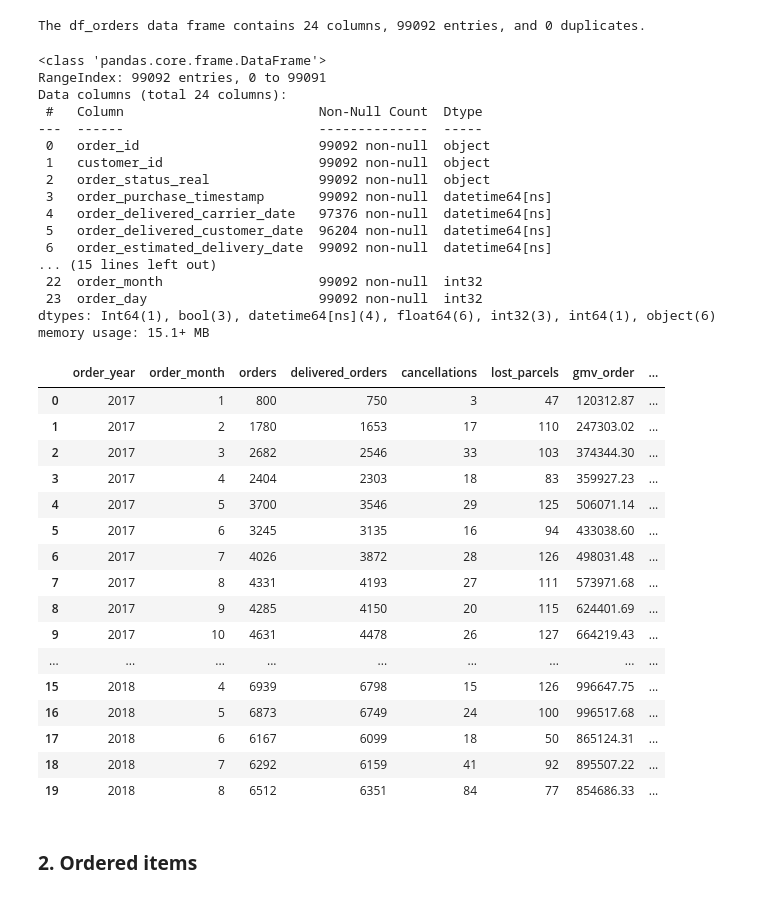
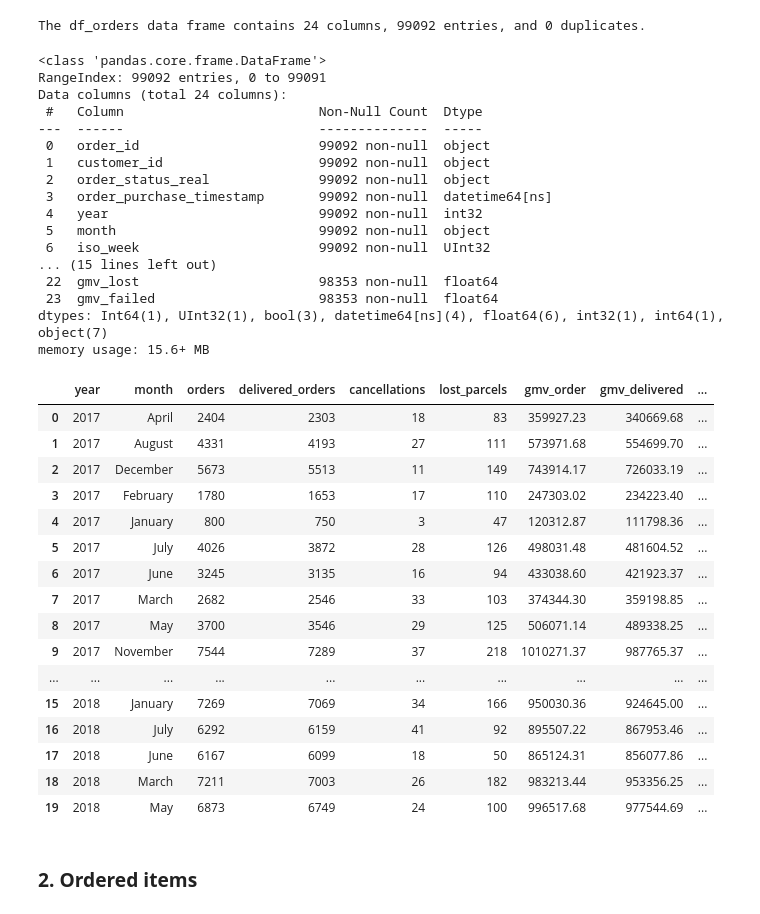
Before and after one commit to alfalfal/business_performance_analysis, a Jupyter notebook: EDA-and-modeling.ipynb, the cells around one changed output. Drawn from its saved outputs; the diff is of its cells as text; code cells hidden in the pictures.

```diff
--- a/EDA-and-modeling.ipynb
+++ b/EDA-and-modeling.ipynb
@@ -261,8 +261,9 @@ dtype: object
 # %% [markdown]
 Data collection issues were identified in 2017, along with a reporting lag starting in September 2018. To maintain the integrity of the study and prevent these inconsistencies from distorting the results, these periods have been excluded from the analysis.
 # %%
-# ADD A YEAR AND MONTH COLUMN FOR EACH ORDER
+# ADD A YEAR, MONTH, AND ISOWEEK COLUMN FOR EACH ORDER
 
 orders['year'] = orders['order_purchase_timestamp'].dt.year
 orders['month'] = orders['order_purchase_timestamp'].dt.month_name()
+orders['iso_week'] = orders['order_purchase_timestamp'].dt.isocalendar()['week']
 # %%
@@ -299,19 +301,3 @@ plt.tight_layout()
 plt.show()
 # %% [output]
 [figure]
-# %%
-# Convertir a datetime si no lo has hecho
-orders['order_purchase_timestamp'] = pd.to_datetime(orders['order_purchase_timestamp'])
-
-# Crear una columna de Año-Mes para el eje X
-orders['month_year'] = orders['order_purchase_timestamp'].dt.to_period('M').astype(str)
-
-plt.figure(figsize=(15,6))
-# Agrupar y contar
-sns.lineplot(data=orders.groupby('month_year').size().reset_index(name='counts'),
-             x='month_year', y='counts', marker='o')
-
-plt.xticks(rotation=45)
-plt.title('Evolución Mensual de Pedidos (Visualización de la caída en 2018)')
-plt.grid(True, alpha=0.3)
-plt.show()
@@ -607,7 +620,7 @@ First, the most relevant KPIs will be defined to allow them to be merged and to
 
 customers_final = customers.copy()
 
-orders_final = orders[['order_id', 'customer_id', 'order_status_real', 'order_purchase_timestamp', 'order_delivered_carrier_date', 'order_delivered_customer_date', 'order_estimated_delivery_date']].copy()
+orders_final = orders[['order_id', 'customer_id', 'order_status_real', 'order_purchase_timestamp', 'year', 'month', 'iso_week', 'order_delivered_carrier_date', 'order_delivered_customer_date', 'order_estimated_delivery_date']].copy()
 
 order_items_final = order_items[['order_id', 'product_id', 'seller_id', 'order_item_id', 'price', 'freight_value']].copy()
 
@@ -722,11 +735,6 @@ df_orders['gmv_delivered'] = df_orders['is_delivered'] * df_orders['gmv_order']
 df_orders['gmv_canceled'] = df_orders['is_canceled'] * df_orders['gmv_order']
 df_orders['gmv_lost'] = df_orders['is_lost'] * df_orders['gmv_order']
 df_orders['gmv_failed'] = df_orders['gmv_canceled'] + df_orders['gmv_lost']
-# %%
-# EXTRACT YEAR AND MONTH FROM THE ORDER_PURCHASE_TIMESTAMP
-df_orders['order_year'] = df_orders['order_purchase_timestamp'].dt.year
-df_orders['order_month'] = df_orders['order_purchase_timestamp'].dt.month
-df_orders['order_day'] = df_orders['order_purchase_timestamp'].dt.day
 # %%
 # DISPLAY THE TOP 3 ROWS OF THE DATA FRAME
 
@@ -759,50 +767,50 @@ Data columns (total 24 columns):
  1   customer_id                    99092 non-null  object
  2   order_status_real              99092 non-null  object
  3   order_purchase_timestamp       99092 non-null  datetime64[ns]
- 4   order_delivered_carrier_date   97376 non-null  datetime64[ns]
- 5   order_delivered_customer_date  96204 non-null  datetime64[ns]
- 6   order_estimated_delivery_date  99092 non-null  datetime64[ns]
+ 4   year                           99092 non-null  int32
+ 5   month                          99092 non-null  object
+ 6   iso_week                       99092 non-null  UInt32
 ... (15 lines left out)
- 22  order_month                    99092 non-null  int32
- 23  order_day                      99092 non-null  int32
-dtypes: Int64(1), bool(3), datetime64[ns](4), float64(6), int32(3), int64(1), object(6)
-memory usage: 15.1+ MB
+ 22  gmv_lost                       98353 non-null  float64
+ 23  gmv_failed                     98353 non-null  float64
+dtypes: Int64(1), UInt32(1), bool(3), datetime64[ns](4), float64(6), int32(1), int64(1), object(7)
+memory usage: 15.6+ MB
 # %%
-monthly = df_orders.groupby(['order_year', 'order_month']).agg(
+monthly = df_orders.groupby(['year', 'month']).agg(
     orders= ('order_id','count'),
     delivered_orders= ('is_delivered','sum'),
     cancellations= ('is_canceled','sum'),
     lost_parcels= ('is_lost','sum'),
     gmv_order= ('gmv_order','sum'),
     gmv_delivered= ('gmv_delivered','sum'),
     gmv_canceled = ('gmv_canceled', 'sum'),
     gmv_lost = ('gmv_lost', 'sum'),
     gmv_failed = ('gmv_failed','sum'),
 ).reset_index()
 
 monthly['cancellation_rate'] = round(monthly['cancellations'] / monthly['orders'], 4).mul(100)
 monthly['parcels_lost_rate'] = round(monthly['lost_parcels'] / monthly['orders'], 4).mul(100)
 monthly['delivered_share'] = round(monthly['delivered_orders'] / monthly['orders'], 4).mul(100)
 
 monthly.head(20)
 # %% [output]
-|  | order_year | order_month | orders | delivered_orders | cancellations | lost_parcels | gmv_order | ... |
-| 0 | 2017 | 1 | 800 | 750 | 3 | 47 | 120312.87 | ... |
-| 1 | 2017 | 2 | 1780 | 1653 | 17 | 110 | 247303.02 | ... |
-| 2 | 2017 | 3 | 2682 | 2546 | 33 | 103 | 374344.30 | ... |
-| 3 | 2017 | 4 | 2404 | 2303 | 18 | 83 | 359927.23 | ... |
-| 4 | 2017 | 5 | 3700 | 3546 | 29 | 125 | 506071.14 | ... |
-| 5 | 2017 | 6 | 3245 | 3135 | 16 | 94 | 433038.60 | ... |
-| 6 | 2017 | 7 | 4026 | 3872 | 28 | 126 | 498031.48 | ... |
-| 7 | 2017 | 8 | 4331 | 4193 | 27 | 111 | 573971.68 | ... |
-| 8 | 2017 | 9 | 4285 | 4150 | 20 | 115 | 624401.69 | ... |
-| 9 | 2017 | 10 | 4631 | 4478 | 26 | 127 | 664219.43 | ... |
-| ... | ... | ... | ... | ... | ... | ... | ... | ... |
-| 15 | 2018 | 4 | 6939 | 6798 | 15 | 126 | 996647.75 | ... |
-| 16 | 2018 | 5 | 6873 | 6749 | 24 | 100 | 996517.68 | ... |
-| 17 | 2018 | 6 | 6167 | 6099 | 18 | 50 | 865124.31 | ... |
-| 18 | 2018 | 7 | 6292 | 6159 | 41 | 92 | 895507.22 | ... |
-| 19 | 2018 | 8 | 6512 | 6351 | 84 | 77 | 854686.33 | ... |
+|  | year | month | orders | delivered_orders | cancellations | lost_parcels | gmv_order | gmv_delivered | ... |
+| 0 | 2017 | April | 2404 | 2303 | 18 | 83 | 359927.23 | 340669.68 | ... |
+| 1 | 2017 | August | 4331 | 4193 | 27 | 111 | 573971.68 | 554699.70 | ... |
+| 2 | 2017 | December | 5673 | 5513 | 11 | 149 | 743914.17 | 726033.19 | ... |
+| 3 | 2017 | February | 1780 | 1653 | 17 | 110 | 247303.02 | 234223.40 | ... |
+| 4 | 2017 | January | 800 | 750 | 3 | 47 | 120312.87 | 111798.36 | ... |
+| 5 | 2017 | July | 4026 | 3872 | 28 | 126 | 498031.48 | 481604.52 | ... |
+| 6 | 2017 | June | 3245 | 3135 | 16 | 94 | 433038.60 | 421923.37 | ... |
+| 7 | 2017 | March | 2682 | 2546 | 33 | 103 | 374344.30 | 359198.85 | ... |
+| 8 | 2017 | May | 3700 | 3546 | 29 | 125 | 506071.14 | 489338.25 | ... |
+| 9 | 2017 | November | 7544 | 7289 | 37 | 218 | 1010271.37 | 987765.37 | ... |
+| ... | ... | ... | ... | ... | ... | ... | ... | ... | ... |
+| 15 | 2018 | January | 7269 | 7069 | 34 | 166 | 950030.36 | 924645.00 | ... |
+| 16 | 2018 | July | 6292 | 6159 | 41 | 92 | 895507.22 | 867953.46 | ... |
+| 17 | 2018 | June | 6167 | 6099 | 18 | 50 | 865124.31 | 856077.86 | ... |
+| 18 | 2018 | March | 7211 | 7003 | 26 | 182 | 983213.44 | 953356.25 | ... |
+| 19 | 2018 | May | 6873 | 6749 | 24 | 100 | 996517.68 | 977544.69 | ... |
 # %% [markdown]
 ### **2. Ordered items**
 # %% [markdown]
```
Also changed, not shown: parts of 16 cells of this notebook, 1 other file.
